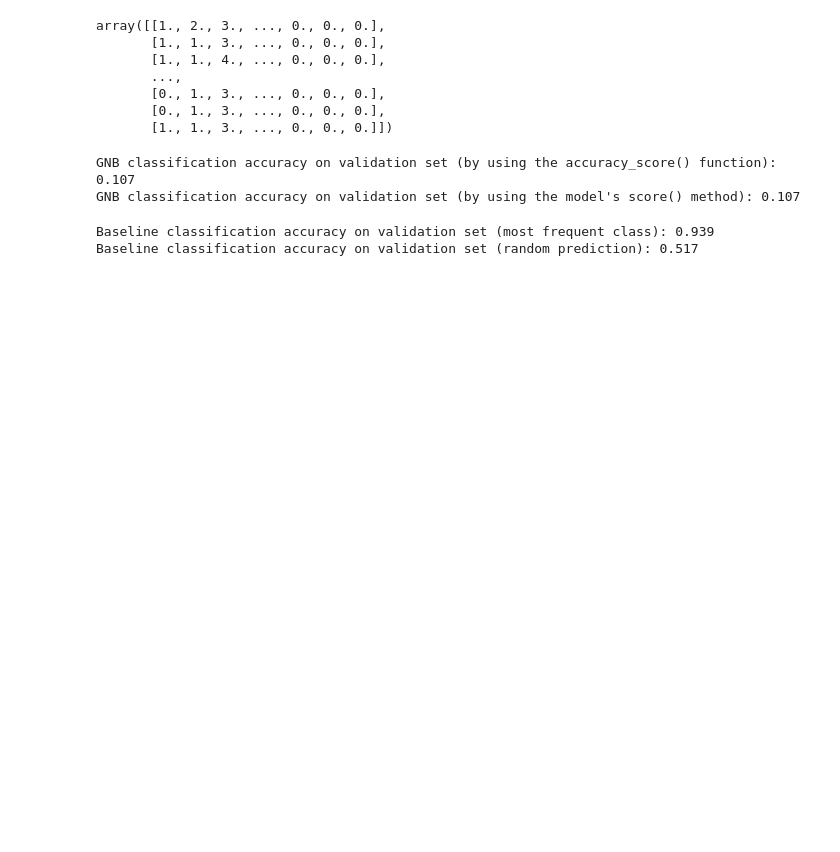
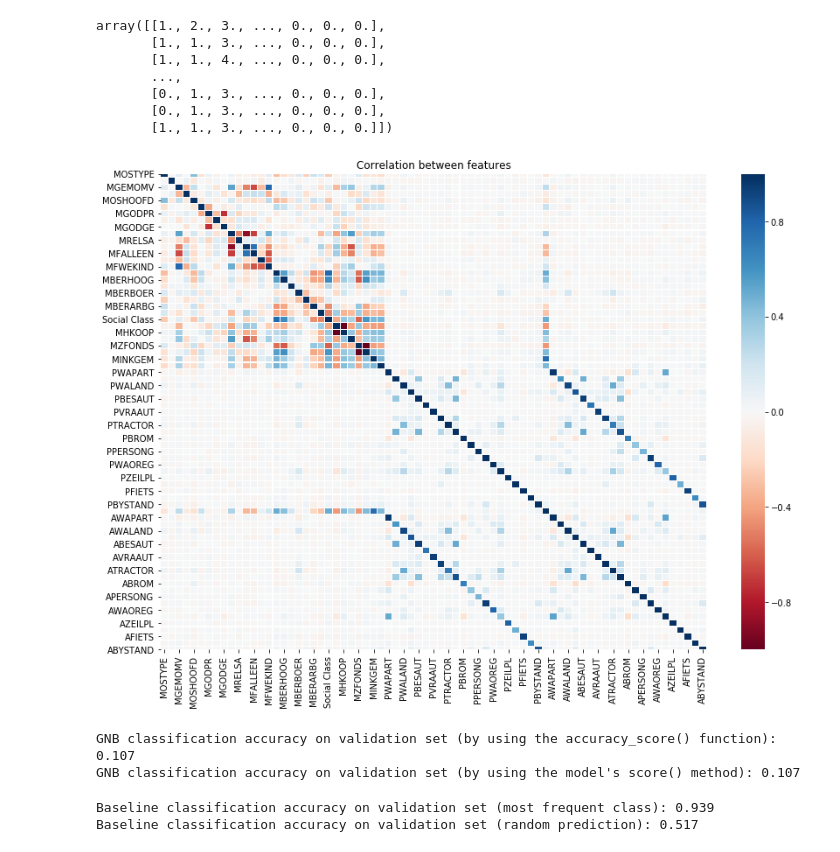
Before and after one commit to jinrainyyy/DME, a Jupyter notebook: project.ipynb, the cells around one changed output. Cells and saved outputs as stored; diff of their text form; code cells hidden in the pictures; blank space fills up the shorter version.

```diff
--- a/project.ipynb
+++ b/project.ipynb
@@ -235,3 +238,18 @@ X_val_final = X_val_sc
+# %%
+import matplotlib.pyplot as plt
+import seaborn as sns
+
+data = X_train.corr()  #test_feature => pandas.DataFrame#
+
+f, ax= plt.subplots(figsize = (14, 10))
+sns.heatmap(data,cmap='RdBu', linewidths = 0.05, ax = ax)
+
+ax.set_title('Correlation between features')
+plt.show()
+
+f.savefig('corr.png', dpi=540, bbox_inches='tight')
+# %% [output]
+[figure, added]
 # %%
 from sklearn.naive_bayes import GaussianNB
 gnb = GaussianNB().fit(X_train_final,y_train)
```
Also changed, not shown: parts of 8 cells of this notebook.
